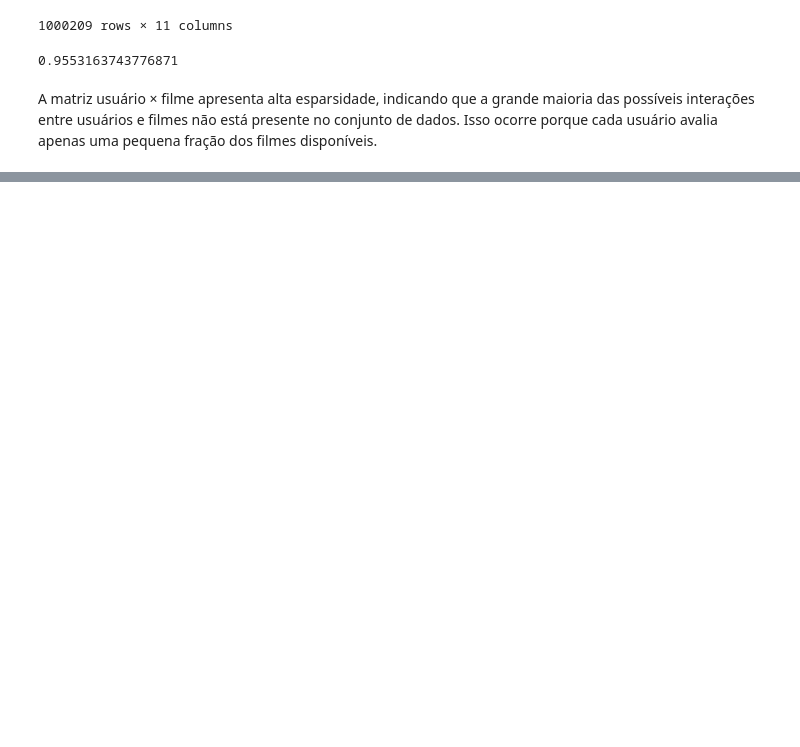
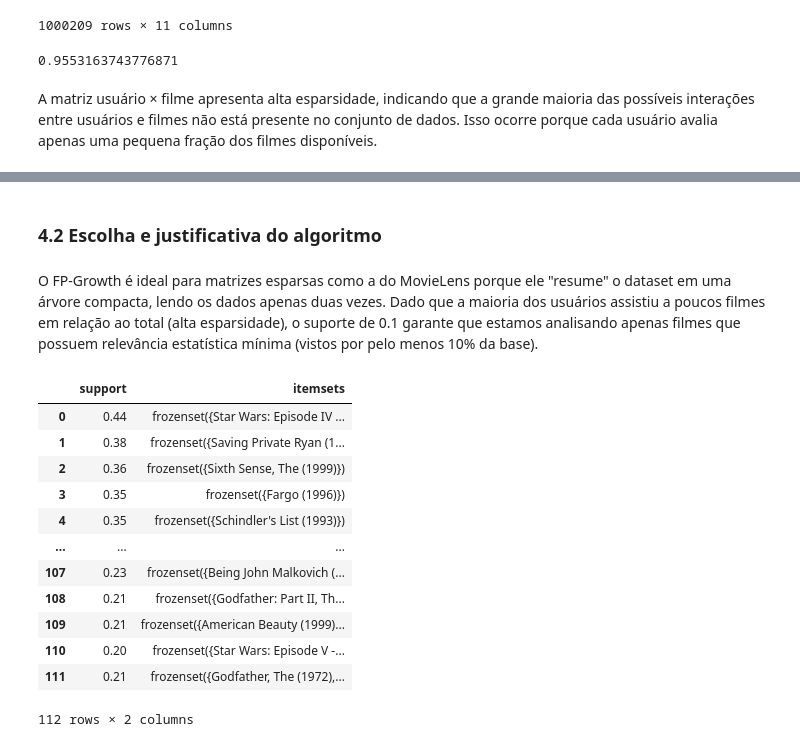
Before and after one commit to ThallesNonato1123/MinDados, a Jupyter notebook: Trabalho 1/trab1.ipynb, the cells around one changed output, grey strips where cells are left out. Drawn from its saved outputs; the diff is of its cells as text; code cells hidden in the pictures; blank space fills up the shorter version.

```diff
--- a/Trabalho 1/trab1.ipynb
+++ b/Trabalho 1/trab1.ipynb
@@ -532,0 +538,8 @@ A matriz usuário × filme apresenta alta esparsidade, indicando que a grande ma
+# %%
+df_filtered = df_pos.groupby("movie_id").filter(lambda x: len(x) >= 20)
+df_filtered = df_filtered.groupby("user_id").filter(lambda x: len(x) >= 10)
+# %%
+transacoes = (
+    df_filtered.groupby("user_id")["title"]
+    .apply(list)
+) ## Lista de itemsets
@@ -532,0 +562,2 @@ A matriz usuário × filme apresenta alta esparsidade, indicando que a grande ma
+# %% [markdown]
+### 4.2 Escolha e justificativa do algoritmo
@@ -532,0 +576,18 @@ A matriz usuário × filme apresenta alta esparsidade, indicando que a grande ma
+# %% [markdown]
+O FP-Growth é ideal para matrizes esparsas como a do MovieLens porque ele "resume" o dataset em uma árvore compacta, lendo os dados apenas duas vezes. Dado que a maioria dos usuários assistiu a poucos filmes em relação ao total (alta esparsidade), o suporte de 0.1 garante que estamos analisando apenas filmes que possuem relevância estatística mínima (vistos por pelo menos 10% da base).
+# %%
+frequent_itemsets
+# %% [output]
+|  | support | itemsets |
+| 0 | 0.44 | frozenset({Star Wars: Episode IV ... |
+| 1 | 0.38 | frozenset({Saving Private Ryan (1... |
+| 2 | 0.36 | frozenset({Sixth Sense, The (1999)}) |
+| 3 | 0.35 | frozenset({Fargo (1996)}) |
+| 4 | 0.35 | frozenset({Schindler's List (1993)}) |
+| ... | ... | ... |
+| 107 | 0.23 | frozenset({Being John Malkovich (... |
+| 108 | 0.21 | frozenset({Godfather: Part II, Th... |
+| 109 | 0.21 | frozenset({American Beauty (1999)... |
+| 110 | 0.20 | frozenset({Star Wars: Episode V -... |
+| 111 | 0.21 | frozenset({Godfather, The (1972),... |
+112 rows × 2 columns
```
Also changed, not shown: parts of 14 cells of this notebook, 2 other files.
